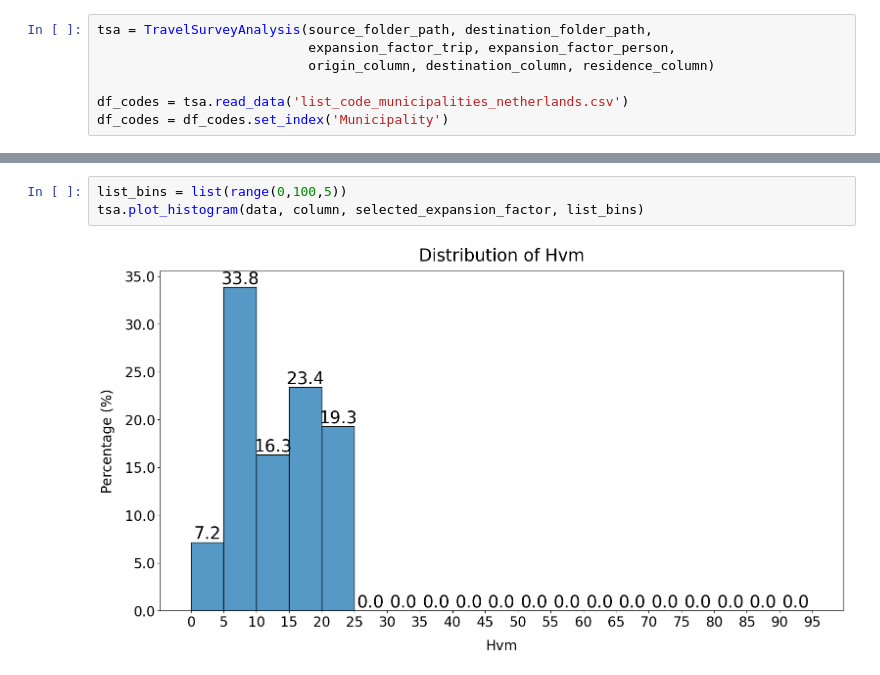
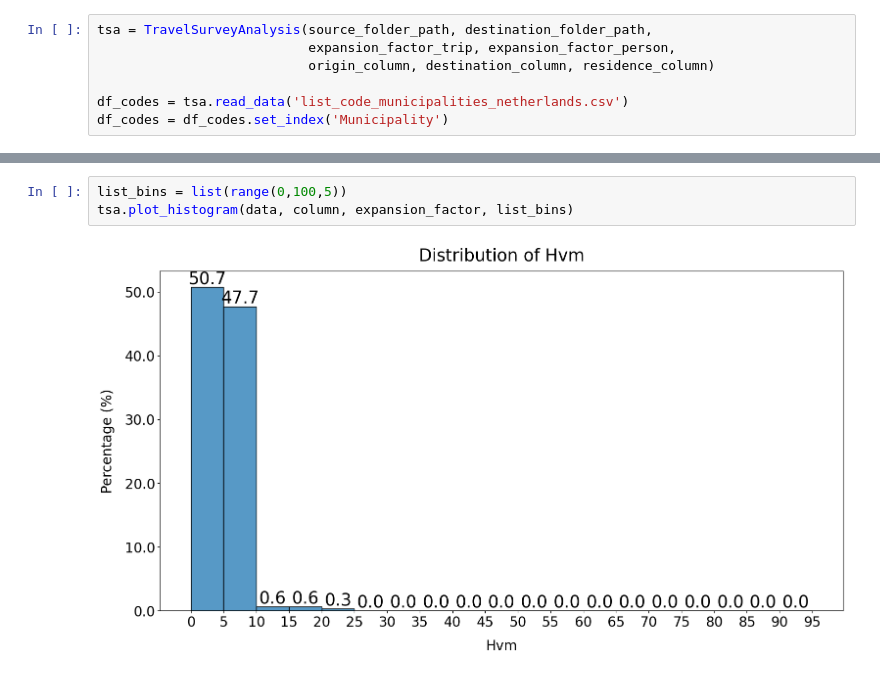
Before and after one commit to anayflima/bikesp-analysis, a Jupyter notebook: data_analysis/TravelSurvey/analysis_tool.ipynb, the cells around one changed output, grey strips where cells are left out. Saved outputs shown, nothing was run; the diff lists cells and outputs as text.

```diff
--- a/data_analysis/TravelSurvey/analysis_tool.ipynb
+++ b/data_analysis/TravelSurvey/analysis_tool.ipynb
@@ -275,5 +309,5 @@ tsa.plot_pie_chart(data, column, selected_expansion_factor, index_map)
 # %%
 list_bins = list(range(0,100,5))
-tsa.plot_histogram(data, column, selected_expansion_factor, list_bins)
+tsa.plot_histogram(data, column, expansion_factor, list_bins)
 # %% [output]
-[figure, old version]
+[figure, new version]
```
Also changed, not shown: parts of 7 cells of this notebook, 1 other file.
